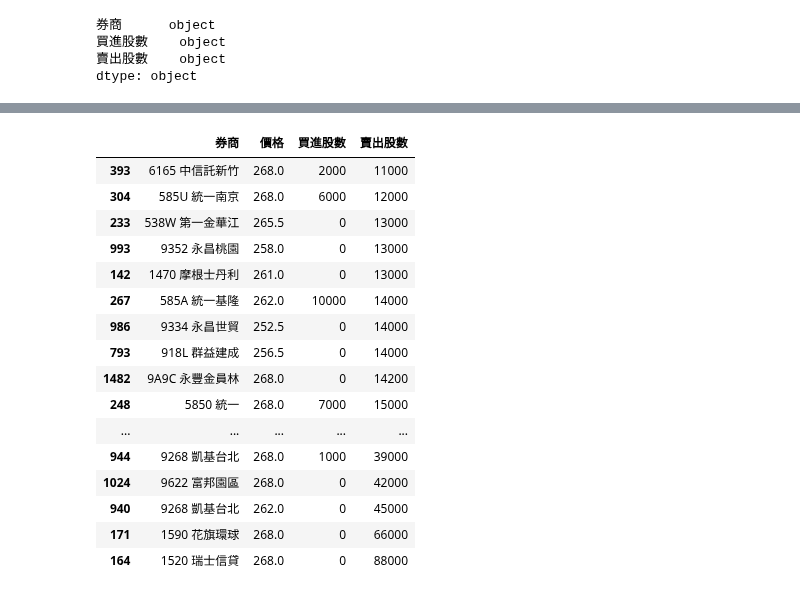
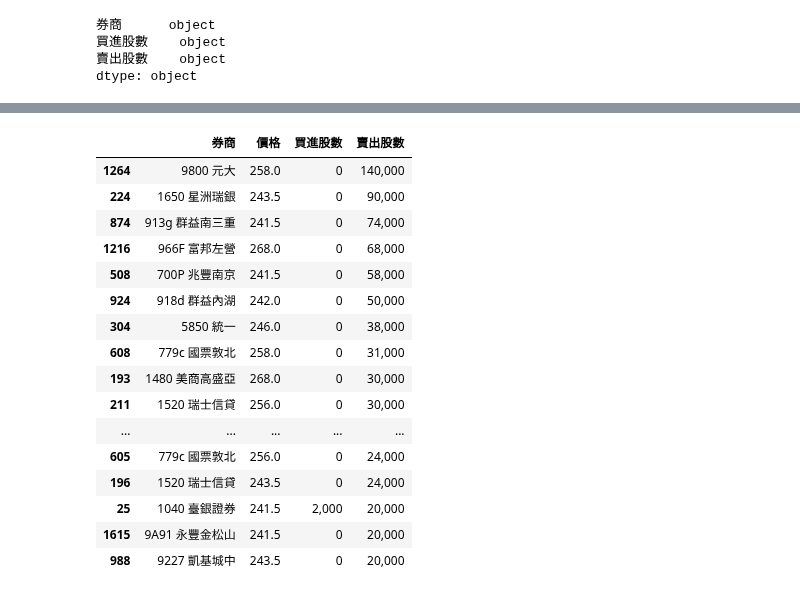
Before and after one commit to cwcheng0/practicepython, a Jupyter notebook: TaiwanStockCountOTC.ipynb, the cells around one changed output, grey strips where cells are left out. Saved outputs shown, nothing was run; the diff lists cells and outputs as text; code cells hidden in the pictures.

```diff
--- a/TaiwanStockCountOTC.ipynb
+++ b/TaiwanStockCountOTC.ipynb
@@ -9,7 +50,7 @@ import numpy as np
 # %%
 # Check first 5 rows in a file
 # from tabula import
-df = pd.read_csv('3218_20200819.CSV',encoding='utf-8',skiprows=2)
+df = pd.read_csv('/content/gdrive/My Drive/ContestData/FinanceData/3218_20200820.CSV',encoding='utf-8',skiprows=2)
 
 # Notice datatypes changed in some columns.
 # Check first few rows.
@@ -102,8 +147,7 @@ df3.tail()
 # %%
 # Check if we need to delete the last row?
-# Check if there is a Nan?
 # delete last row
-df2.dropna(subset = ["買進股數"], inplace=True)
-df2.tail()
+df3.drop(df3.tail(1).index,inplace=True)
+df3.tail()
 # %% [output]
 |  | 序號 | 券商 | 價格 | 買進股數 | 賣出股數 |
@@ -299,6 +344,11 @@ dtype: object
 # %%
-# Sort values to get big tradings.
-df4 = df4.sort_values(by=['買進股數'],ascending=True)
-df4.tail(30)
+#Sort values to get big tradings.
+# 單筆買進大單的券商排序
+df4 = df4.sort_values(by=['買進股數'],ascending=False)
+
+# Add a comma into an integer column
+df4['買進股數'] = df4.apply(lambda x: "{:,}".format(x['買進股數']), axis=1)
+
+df4.head(30)
 # %% [output]
 |  | 券商 | 價格 | 買進股數 | 賣出股數 |
@@ -321,22 +371,26 @@ df4.tail(30)
 # %%
 # Reverse sort to get big tradings.
-df4 = df4.sort_values(by=['賣出股數'],ascending=True)
-df4.tail(30)
+df4 = df4.sort_values(by=['賣出股數'],ascending=False)
+
+# Add a comma into an integer column
+df4['賣出股數'] = df4.apply(lambda x: "{:,}".format(x['賣出股數']), axis=1)
+
+df4.head(30)
 # %% [output]
 |  | 券商 | 價格 | 買進股數 | 賣出股數 |
-| 393 | 6165 中信託新竹 | 268.0 | 2000 | 11000 |
-| 304 | 585U 統一南京 | 268.0 | 6000 | 12000 |
-| 233 | 538W 第一金華江 | 265.5 | 0 | 13000 |
-| 993 | 9352 永昌桃園 | 258.0 | 0 | 13000 |
-| 142 | 1470 摩根士丹利 | 261.0 | 0 | 13000 |
-| 267 | 585A 統一基隆 | 262.0 | 10000 | 14000 |
-| 986 | 9334 永昌世貿 | 252.5 | 0 | 14000 |
-| 793 | 918L 群益建成 | 256.5 | 0 | 14000 |
-| 1482 | 9A9C 永豐金員林 | 268.0 | 0 | 14200 |
-| 248 | 5850 統一 | 268.0 | 7000 | 15000 |
+| 1264 | 9800 元大 | 258.0 | 0 | 140,000 |
+| 224 | 1650 星洲瑞銀 | 243.5 | 0 | 90,000 |
+| 874 | 913g 群益南三重 | 241.5 | 0 | 74,000 |
+| 1216 | 966F 富邦左營 | 268.0 | 0 | 68,000 |
+| 508 | 700P 兆豐南京 | 241.5 | 0 | 58,000 |
+| 924 | 918d 群益內湖 | 242.0 | 0 | 50,000 |
+| 304 | 5850 統一 | 246.0 | 0 | 38,000 |
+| 608 | 779c 國票敦北 | 258.0 | 0 | 31,000 |
+| 193 | 1480 美商高盛亞 | 268.0 | 0 | 30,000 |
+| 211 | 1520 瑞士信貸 | 256.0 | 0 | 30,000 |
 | ... | ... | ... | ... | ... |
-| 944 | 9268 凱基台北 | 268.0 | 1000 | 39000 |
-| 1024 | 9622 富邦園區 | 268.0 | 0 | 42000 |
-| 940 | 9268 凱基台北 | 262.0 | 0 | 45000 |
-| 171 | 1590 花旗環球 | 268.0 | 0 | 66000 |
-| 164 | 1520 瑞士信貸 | 268.0 | 0 | 88000 |
+| 605 | 779c 國票敦北 | 256.0 | 0 | 24,000 |
+| 196 | 1520 瑞士信貸 | 243.5 | 0 | 24,000 |
+| 25 | 1040 臺銀證券 | 241.5 | 2,000 | 20,000 |
+| 1615 | 9A91 永豐金松山 | 241.5 | 0 | 20,000 |
+| 988 | 9227 凱基城中 | 243.5 | 0 | 20,000 |
```
Also changed, not shown: parts of 32 cells of this notebook.
